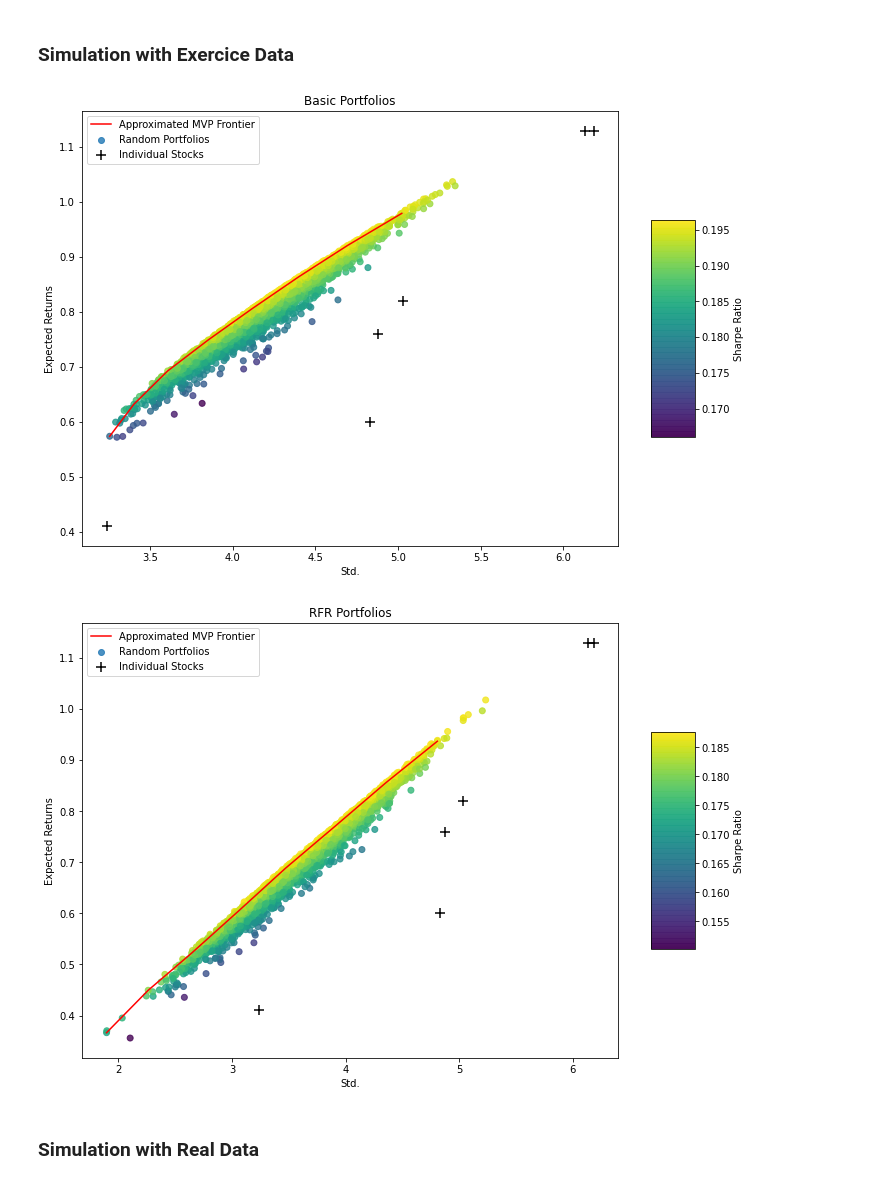
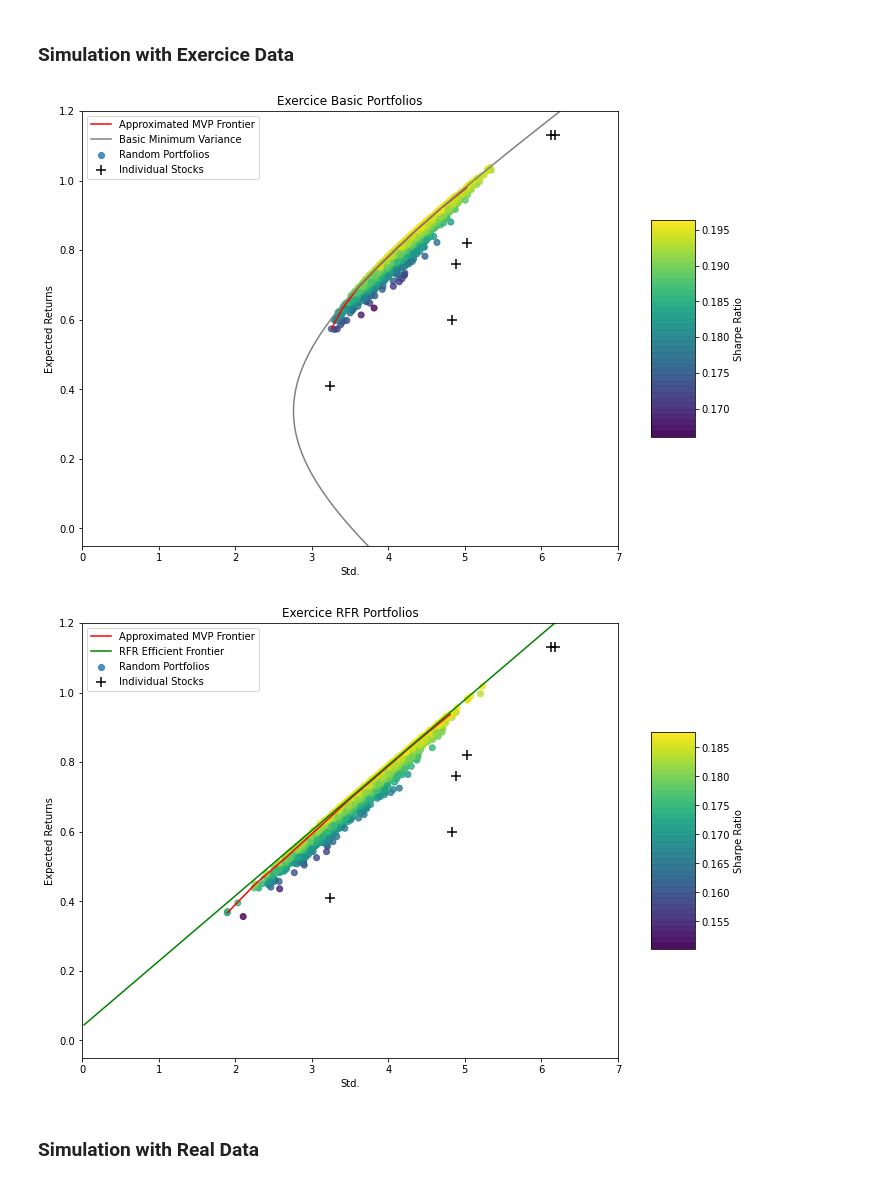
Before and after one commit to espinetandreu/Financial-Mathematics, a Jupyter notebook: Portolio Optimization/Markowitz Simulation.ipynb, the cells around one changed output. Saved outputs shown, nothing was run; the diff lists cells and outputs as text; code cells hidden in the pictures.

```diff
--- a/Portolio Optimization/Markowitz Simulation.ipynb
+++ b/Portolio Optimization/Markowitz Simulation.ipynb
@@ -204,6 +209,20 @@ def plot_simulation(mean_variance_df, frontier_df, mus, cov, title):
     variances = cov.to_numpy().diagonal()
     plt.scatter(np.sqrt(variances), mus, c='black', marker='+', s=100, label='Individual Stocks')
 
+    if title == 'Exercice Basic Portfolios':
+        # Minimum Variance w/o R
+        plt.plot(np.sqrt(b_varlamb), b_zlamb, c='gray',
+                 label='Basic Minimum Variance')
+        plt.xlim(0, 7)
+        plt.ylim(-0.05,1.2)
+
+    elif title == 'Exercice RFR Portfolios':
+        # Efficient Frontier
+        plt.plot(np.sqrt(np.split(varlamb, 2)[1]), np.split(zlamb, 2)[1], c='green',
+                 label='RFR Efficient Frontier')
+        plt.xlim(0, 7)
+        plt.ylim(-0.05,1.2)
+
     # Set labels and title
     plt.xlabel('Std.')
     plt.ylabel('Expected Returns')
@@ -217,17 +236,17 @@ def plot_simulation(mean_variance_df, frontier_df, mus, cov, title):
 # %%
 mus, cov = get_data('exercice')
 mean_variance_df = generate_random_basic_portfolios(mus, cov)
 frontier_df = minimum_variance_frontier(mean_variance_df)
-plot_simulation(mean_variance_df, frontier_df, mus, cov, 'Basic Portfolios')
+plot_simulation(mean_variance_df, frontier_df, mus, cov, 'Exercice Basic Portfolios')
 # %% [output]
-[figure, old version]
+[figure, new version]
 # %%
 mus, cov = get_data('exercice')
 mean_variance_df = generate_random_RFR_portfolios(mus, cov, r)
 frontier_df = minimum_variance_frontier(mean_variance_df)
-plot_simulation(mean_variance_df, frontier_df,  mus[:-1], cov, 'RFR Portfolios')
+plot_simulation(mean_variance_df, frontier_df,  mus[:-1], cov, 'Exercice RFR Portfolios')
 # %% [output]
-[figure, old version]
+[figure, new version]
 # %% [markdown]
 ### Simulation with Real Data
 # %%
```
Also changed, not shown: parts of 1 cell of this notebook, 3 other files.
